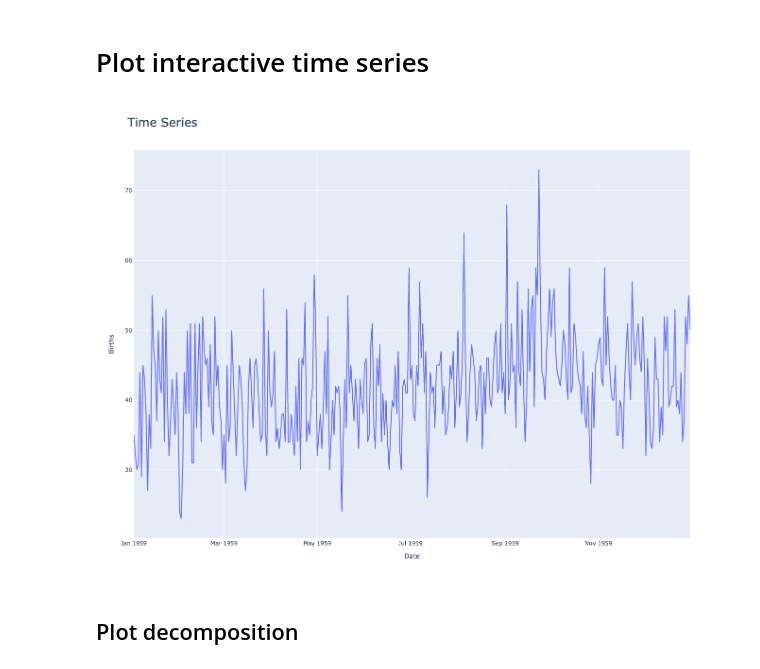
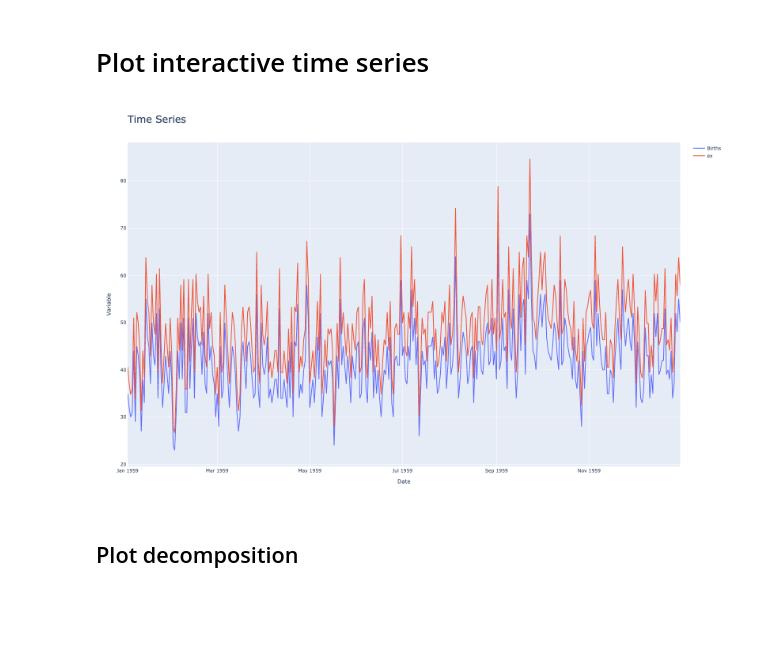
Before and after one commit to data-describe/data-describe, a Jupyter notebook: notebooks/Time_Series.ipynb, the cells around one changed output. Drawn from its saved outputs; the diff is of its cells as text; code cells hidden in the pictures; blank space fills up the shorter version.

```diff
--- a/notebooks/Time_Series.ipynb
+++ b/notebooks/Time_Series.ipynb
@@ -28,8 +27,8 @@ plot_time_series(df, col="Births")
 # %% [markdown]
 # Plot interactive time series
 # %%
-plot_time_series(df, col="Births", viz_backend="plotly" )
+dd.plot_time_series(df, col=["Births","ex"], viz_backend="plotly" )
 # %% [output]
-[figure, old version]
+[figure, new version]
 # %% [markdown]
 ## Plot decomposition
```
Also changed, not shown: parts of 11 cells of this notebook.
